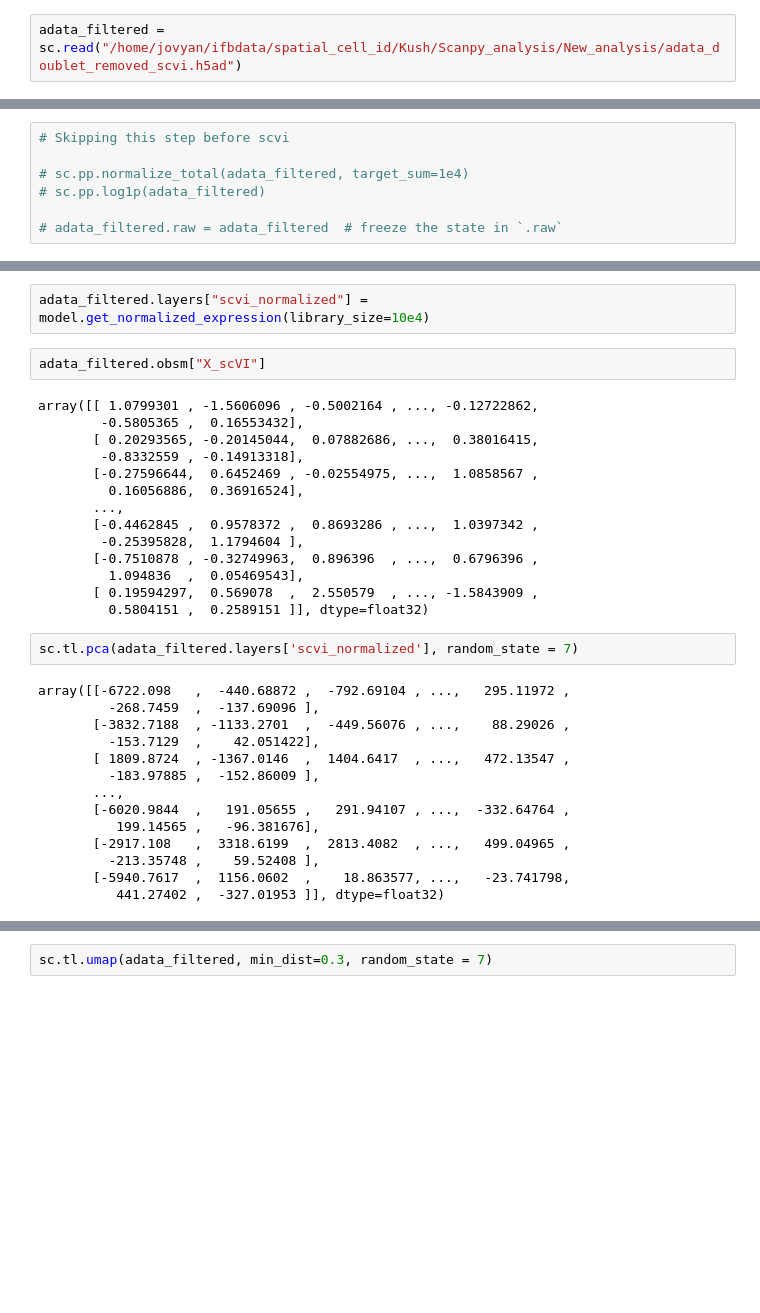
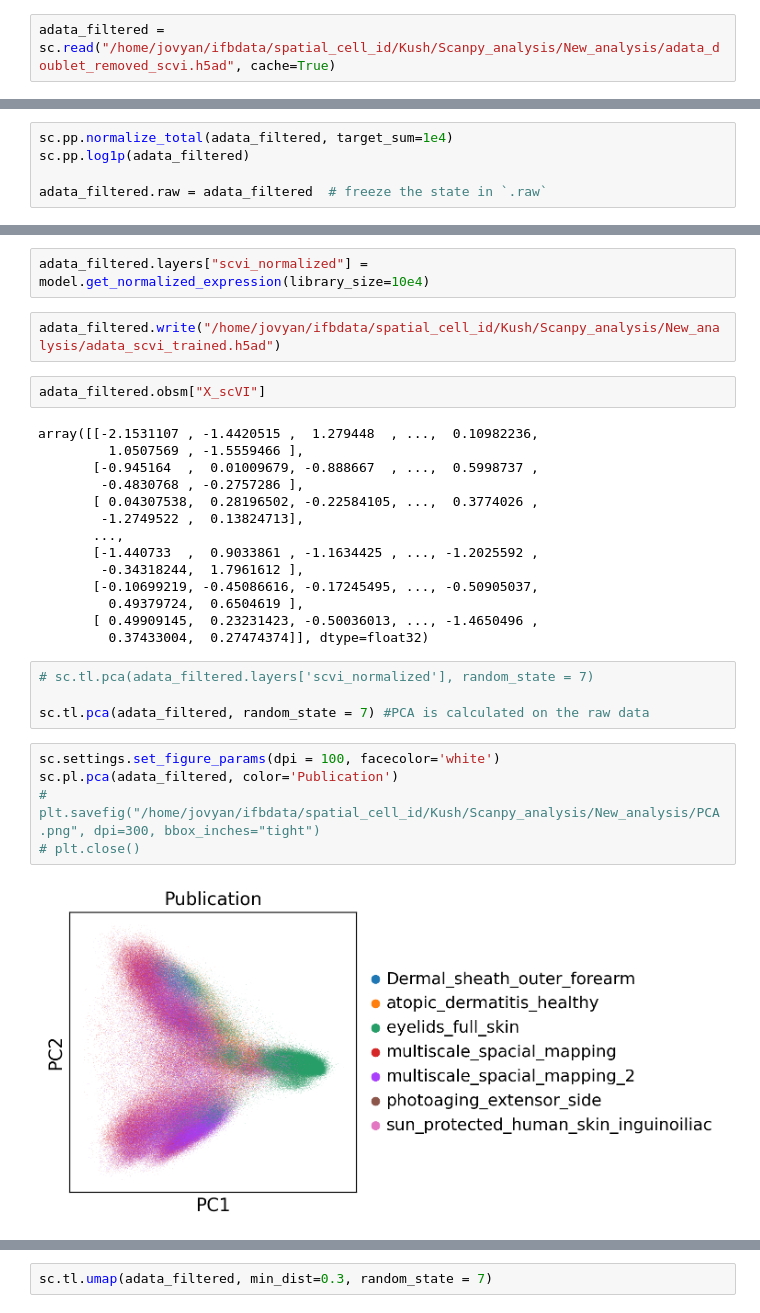
Before and after one commit to Kushgulati09/RNAseq-analysis_IGFL, a Jupyter notebook: scripts/tmp_sergio.ipynb, the cells around one changed output, grey strips where cells are left out. Saved outputs shown, nothing was run; the diff lists cells and outputs as text; blank space fills up the shorter version.

Commit message:
scvi normalization and umap generation updated

```diff
--- a/scripts/tmp_sergio.ipynb
+++ b/scripts/tmp_sergio.ipynb
@@ -53,14 +53,12 @@ print(sum(adata_filtered.obs["predicted_doublet"] == False))
 # %%
 # adata_filtered.write("/home/jovyan/ifbdata/spatial_cell_id/Kush/Scanpy_analysis/New_analysis/adata_doublet_removed_scvi.h5ad")
 # %%
-adata_filtered = sc.read("/home/jovyan/ifbdata/spatial_cell_id/Kush/Scanpy_analysis/New_analysis/adata_doublet_removed_scvi.h5ad")
+adata_filtered = sc.read("/home/jovyan/ifbdata/spatial_cell_id/Kush/Scanpy_analysis/New_analysis/adata_doublet_removed_scvi.h5ad", cache=True)
 # %%
 adata_filtered.layers["counts"] = adata_filtered.X.copy()  # preserve counts
 # %%
-# Skipping this step before scvi
+sc.pp.normalize_total(adata_filtered, target_sum=1e4)
+sc.pp.log1p(adata_filtered)
 
-# sc.pp.normalize_total(adata_filtered, target_sum=1e4)
-# sc.pp.log1p(adata_filtered)
-
-# adata_filtered.raw = adata_filtered  # freeze the state in `.raw`
+adata_filtered.raw = adata_filtered  # freeze the state in `.raw`
 # %%
@@ -145,35 +164,32 @@ latent = model.get_latent_representation()
 adata_filtered.obsm["X_scVI"] = latent
 # %%
 adata_filtered.layers["scvi_normalized"] = model.get_normalized_expression(library_size=10e4)
+# %%
+adata_filtered.write("/home/jovyan/ifbdata/spatial_cell_id/Kush/Scanpy_analysis/New_analysis/adata_scvi_trained.h5ad")
 # %%
 adata_filtered.obsm["X_scVI"]
 # %% [output]
-array([[ 1.0799301 , -1.5606096 , -0.5002164 , ..., -0.12722862,
-        -0.5805365 ,  0.16553432],
-       [ 0.20293565, -0.20145044,  0.07882686, ...,  0.38016415,
-        -0.8332559 , -0.14913318],
-       [-0.27596644,  0.6452469 , -0.02554975, ...,  1.0858567 ,
-         0.16056886,  0.36916524],
+array([[-2.1531107 , -1.4420515 ,  1.279448  , ...,  0.10982236,
+         1.0507569 , -1.5559466 ],
+       [-0.945164  ,  0.01009679, -0.888667  , ...,  0.5998737 ,
+        -0.4830768 , -0.2757286 ],
+       [ 0.04307538,  0.28196502, -0.22584105, ...,  0.3774026 ,
+        -1.2749522 ,  0.13824713],
        ...,
-       [-0.4462845 ,  0.9578372 ,  0.8693286 , ...,  1.0397342 ,
-        -0.25395828,  1.1794604 ],
-       [-0.7510878 , -0.32749963,  0.896396  , ...,  0.6796396 ,
-         1.094836  ,  0.05469543],
-       [ 0.19594297,  0.569078  ,  2.550579  , ..., -1.5843909 ,
-         0.5804151 ,  0.2589151 ]], dtype=float32)
+       [-1.440733  ,  0.9033861 , -1.1634425 , ..., -1.2025592 ,
+        -0.34318244,  1.7961612 ],
+       [-0.10699219, -0.45086616, -0.17245495, ..., -0.50905037,
+         0.49379724,  0.6504619 ],
+       [ 0.49909145,  0.23231423, -0.50036013, ..., -1.4650496 ,
+         0.37433004,  0.27474374]], dtype=float32)
 # %%
-sc.tl.pca(adata_filtered.layers['scvi_normalized'], random_state = 7)
+# sc.tl.pca(adata_filtered.layers['scvi_normalized'], random_state = 7)
+
+sc.tl.pca(adata_filtered, random_state = 7) #PCA is calculated on the raw data
-# %% [output]
-array([[-6722.098   ,  -440.68872 ,  -792.69104 , ...,   295.11972 ,
-         -268.7459  ,  -137.69096 ],
-       [-3832.7188  , -1133.2701  ,  -449.56076 , ...,    88.29026 ,
-         -153.7129  ,    42.051422],
-       [ 1809.8724  , -1367.0146  ,  1404.6417  , ...,   472.13547 ,
-         -183.97885 ,  -152.86009 ],
-       ...,
-       [-6020.9844  ,   191.05655 ,   291.94107 , ...,  -332.64764 ,
-          199.14565 ,   -96.381676],
-       [-2917.108   ,  3318.6199  ,  2813.4082  , ...,   499.04965 ,
-         -213.35748 ,    59.52408 ],
-       [-5940.7617  ,  1156.0602  ,    18.863577, ...,   -23.741798,
-          441.27402 ,  -327.01953 ]], dtype=float32)
+# %%
+sc.settings.set_figure_params(dpi = 100, facecolor='white')
+sc.pl.pca(adata_filtered, color='Publication')
+# plt.savefig("/home/jovyan/ifbdata/spatial_cell_id/Kush/Scanpy_analysis/New_analysis/PCA.png", dpi=300, bbox_inches="tight")
+# plt.close()
+# %% [output]
+[figure, added]
```
Also changed, not shown: parts of 39 cells of this notebook.
